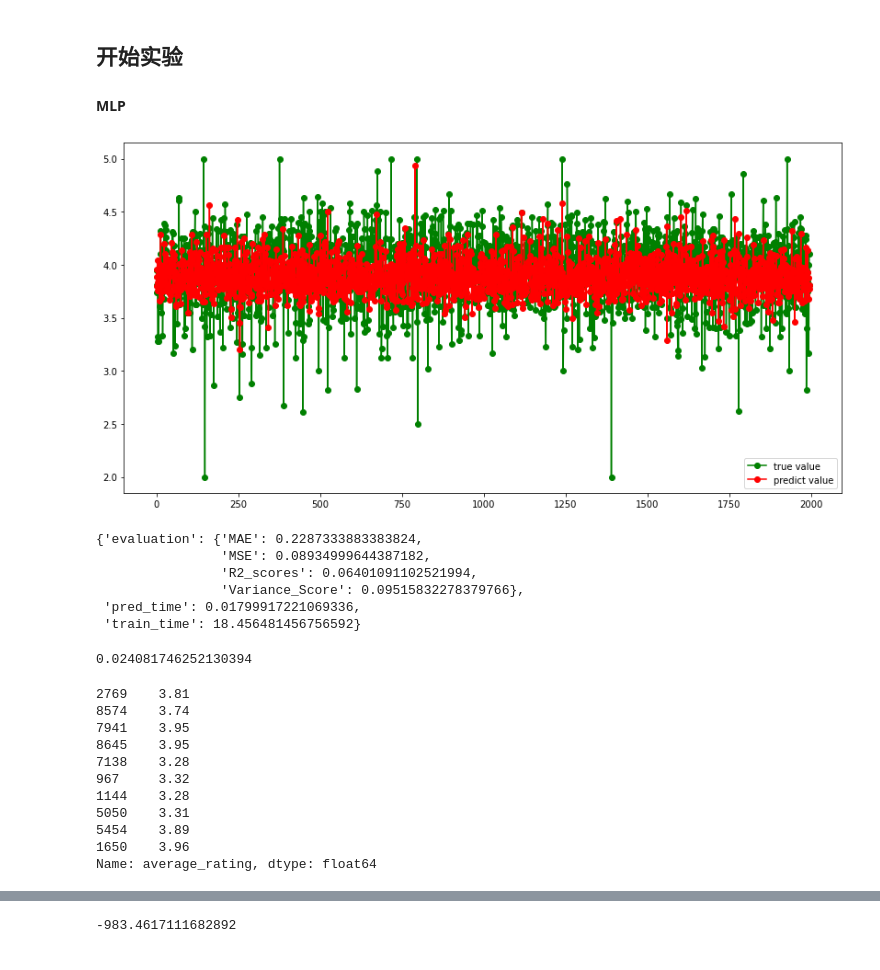
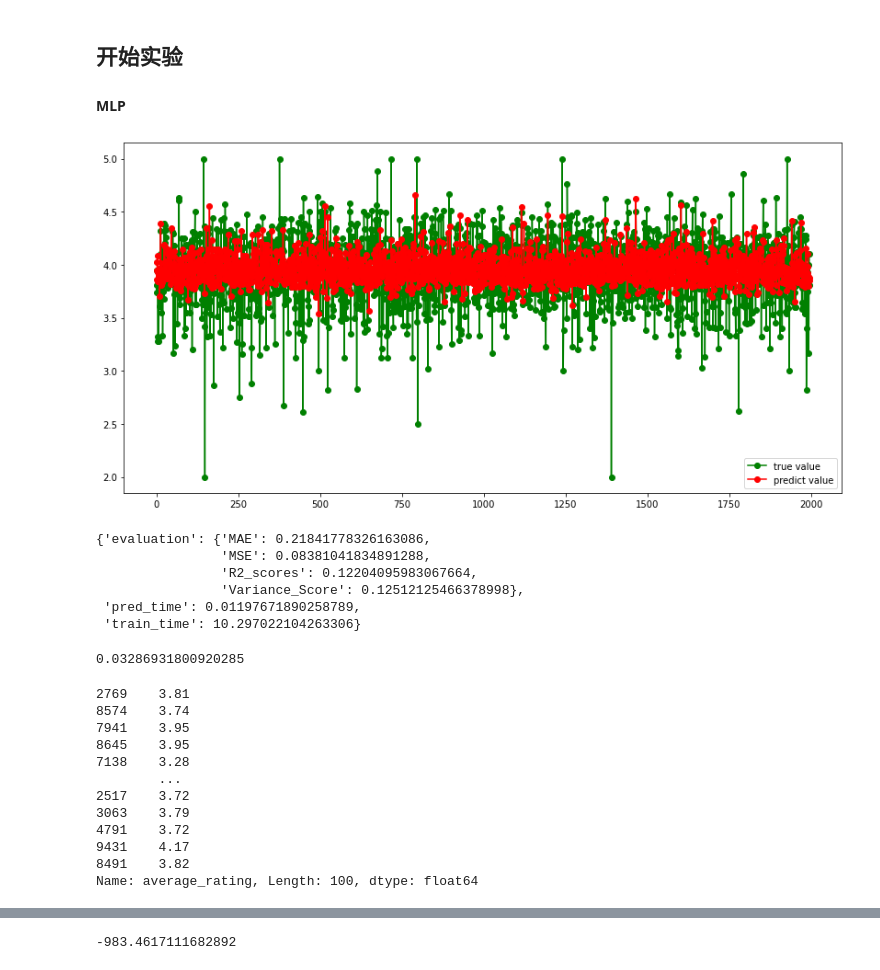
Before and after one commit to loganjingdi/polyu_bigdata_2020, a Jupyter notebook: exploration.ipynb, the cells around one changed output, grey strips where cells are left out. Drawn from its saved outputs; the diff is of its cells as text; code cells hidden in the pictures.

```diff
--- a/exploration.ipynb
+++ b/exploration.ipynb
@@ -546,41 +562,42 @@ def model_evaluation(y_test, y_pred):
 # %%
 # 划分训练和测试集
 # 指定特征测试
 #features_selection = ['num_pages', 'ratings_count', 'text_reviews_count', 'publication_date']# : 还好不是因为加入词向量而没那么准确了
-#
-x_train, x_test, y_train, y_test = train_test_split(data_final.drop(columns=['average_rating']),#.iloc[:, 1:],
+# 18:53 data_final.iloc[:, 1:-8] 直接不要语言字段,score这个指标又好了一些
+x_train, x_test, y_train, y_test = train_test_split(data_final.iloc[:, 1:-8],#.iloc[:, 1:],
                                                     data_final['average_rating'],
                                                     test_size = 0.2,
                                                     random_state = 1)
 model = MLPRegressor(hidden_layer_sizes=(300, ), solver='adam', alpha=0.0001, activation='relu', learning_rate_init=0.001, max_iter=1000)
 evaluation, model = model_fit_predict(model, x_train, y_train, x_test, y_test)
 # %% [output]
-[figure, old version]
+[figure, new version]
 # %%
 pprint(evaluation)
 # %% [output]
-{'evaluation': {'MAE': 0.2287333883383824,
-                'MSE': 0.08934999644387182,
-                'R2_scores': 0.06401091102521994,
-                'Variance_Score': 0.09515832278379766},
- 'pred_time': 0.01799917221069336,
- 'train_time': 18.456481456756592}
+{'evaluation': {'MAE': 0.21841778326163086,
+                'MSE': 0.08381041834891288,
+                'R2_scores': 0.12204095983067664,
+                'Variance_Score': 0.12512125466378998},
+ 'pred_time': 0.01197671890258789,
+ 'train_time': 10.297022104263306}
 # %%
 model.loss_
 # %% [output]
-0.024081746252130394
+0.03286931800920285
 # %%
-y_test.head(10)
+y_test.head(100)
 # %% [output]
 2769    3.81
 8574    3.74
 7941    3.95
 8645    3.95
 7138    3.28
-967     3.32
-1144    3.28
-5050    3.31
-5454    3.89
-1650    3.96
-Name: average_rating, dtype: float64
+        ...
+2517    3.72
+3063    3.79
+4791    3.72
+9431    4.17
+8491    3.82
+Name: average_rating, Length: 100, dtype: float64
 # %%
```
Also changed, not shown: parts of 2 cells of this notebook, 1 other file.
